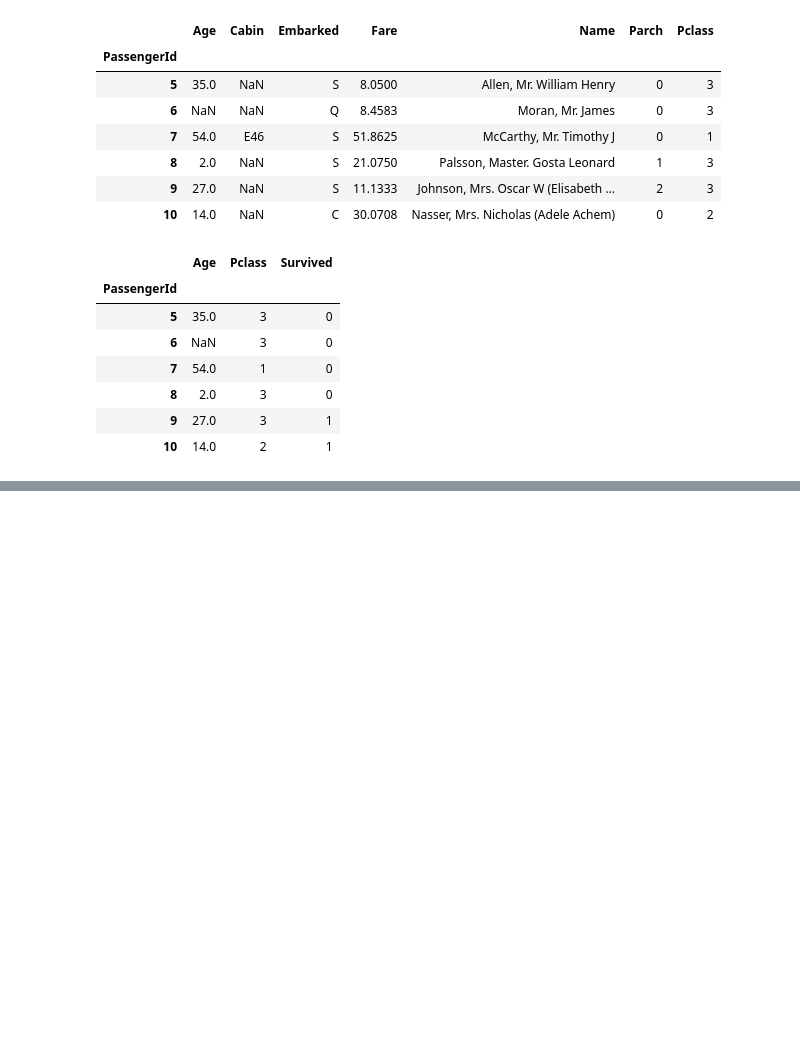
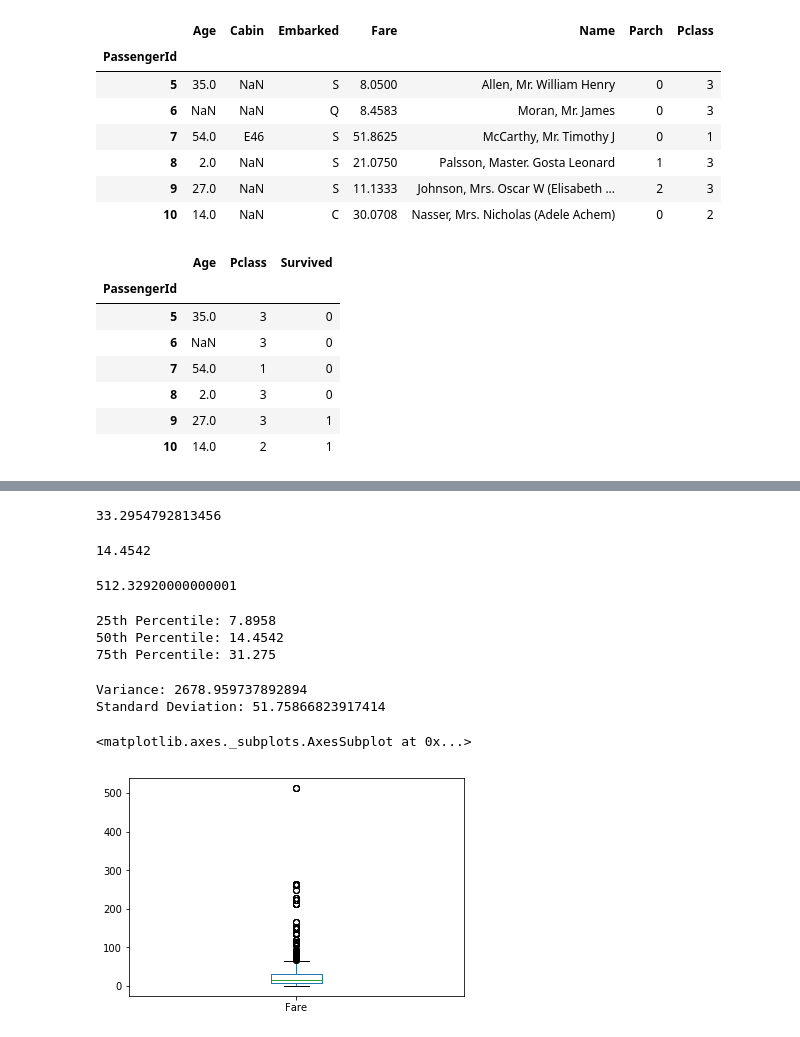
Before and after one commit to ketan12sharma/titanic, a Jupyter notebook: notebooks/ExploringData_Titanic.ipynb, the cells around one changed output, grey strips where cells are left out. Saved outputs shown, nothing was run; the diff lists cells and outputs as text; code cells hidden in the pictures; blank space fills up the shorter version.

Commit message:
Completed basic EDA - Numerical and categorical description of data

```diff
--- a/notebooks/ExploringData_Titanic.ipynb
+++ b/notebooks/ExploringData_Titanic.ipynb
@@ -191,0 +233,56 @@ df.iloc[2:22, ]
+# %%
+# Centrality Measure i.e mean and median
+'''
+Represented by a single number for entire values
+The number will be central to data
+'''
+df.Fare.mean()
+# Mean = Sum of All Values / Number of Values
+# Problems:
+# 1. Gets affected by extreme values i.e. mean(6,7,8) = 7 But if we add an extreme value mean(6,7,8,51)
+# than mean becomes 18
+# %% [output]
+33.2954792813456
+# %%
+df.Fare.median()
+# Solves the extreme value problem by sorting the list and taking the middle value
+# Median(6,7,8) = 7 and (6,7,8,51) = 7.5
+# %% [output]
+14.4542
+# %%
+# Dispersion Measure
+'''
+Describes how spread out the values are from a central value
+Gives the variablity of data that how similar/ dissimilar values are there
+'''
+df.Fare.max() - df.Fare.min()
+
+# Range of the Fare
+# Range is directly proportional to data spread
+# Range is affected by extreme values i.i. range(6, 7, 8) = 2
+# range(6,7,8 ,51 ) =  45 which is incorrect as 75% values are less than 10.
+# %% [output]
+512.32920000000001
+# %%
+# Percentiles: x percentile y means that x% values are less than y.
+# The percentiles 25, 50 and 75 are described as quartiles
+print('25th Percentile: {0}'.format(df.Fare.quantile(.25))) #25th Percentile
+print('50th Percentile: {0}'.format(df.Fare.quantile(.50)))
+print('75th Percentile: {0}'.format(df.Fare.quantile(.75)))
+# %% [output]
+25th Percentile: 7.8958
+50th Percentile: 14.4542
+75th Percentile: 31.275
+# %%
+# Variance: Measure of variablity
+# How far each value in list from mean value
+# Variance is directly proportional to spread
+# Variance = sum((value - mean)^2)/count
+# Affected by extreme values and the units are also not clear
+print('Variance: {0}'.format(df.Fare.var()))
+# to overcome the problems with variance we use standard deviation
+# Std. Dev = sqrt(variance)
+print('Standard Deviation: {0}'.format(df.Fare.std()))
+# %% [output]
+Variance: 2678.959737892894
+Standard Deviation: 51.75866823917414
@@ -191,0 +291,6 @@ df.iloc[2:22, ]
+# %%
+# Box whisker plot
+df.Fare.plot(kind='box')
+# %% [output]
+<matplotlib.axes._subplots.AxesSubplot at 0x...>
+[figure, added]
```
Also changed, not shown: parts of 12 cells of this notebook.
